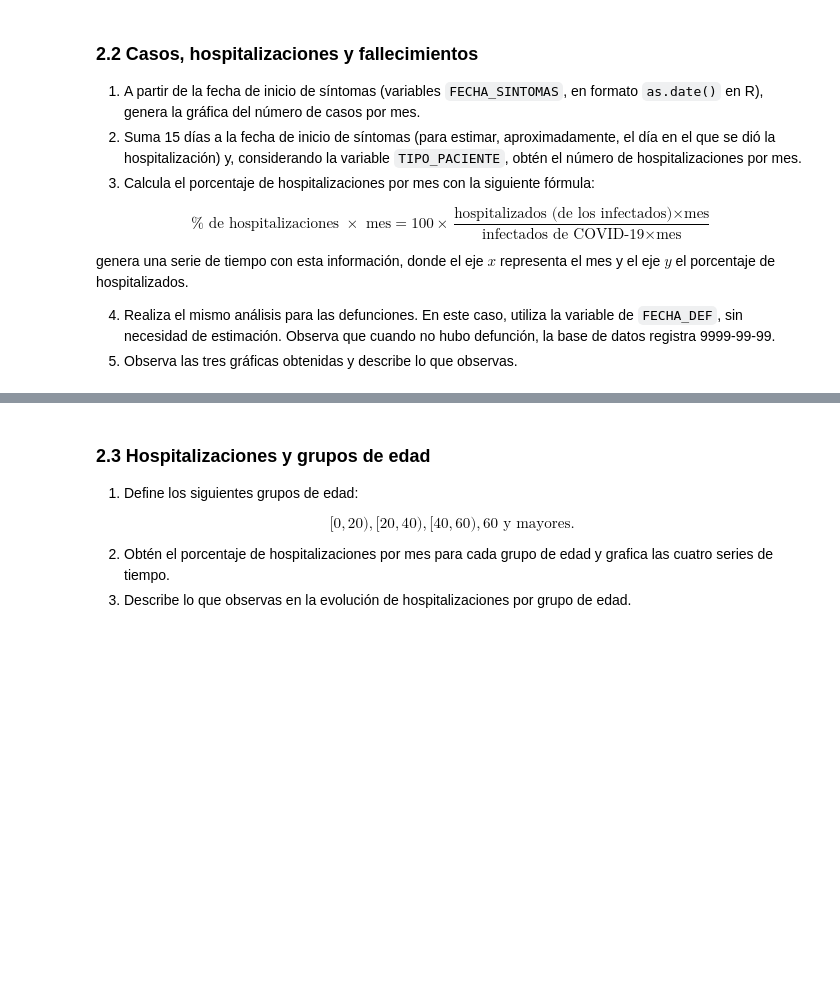
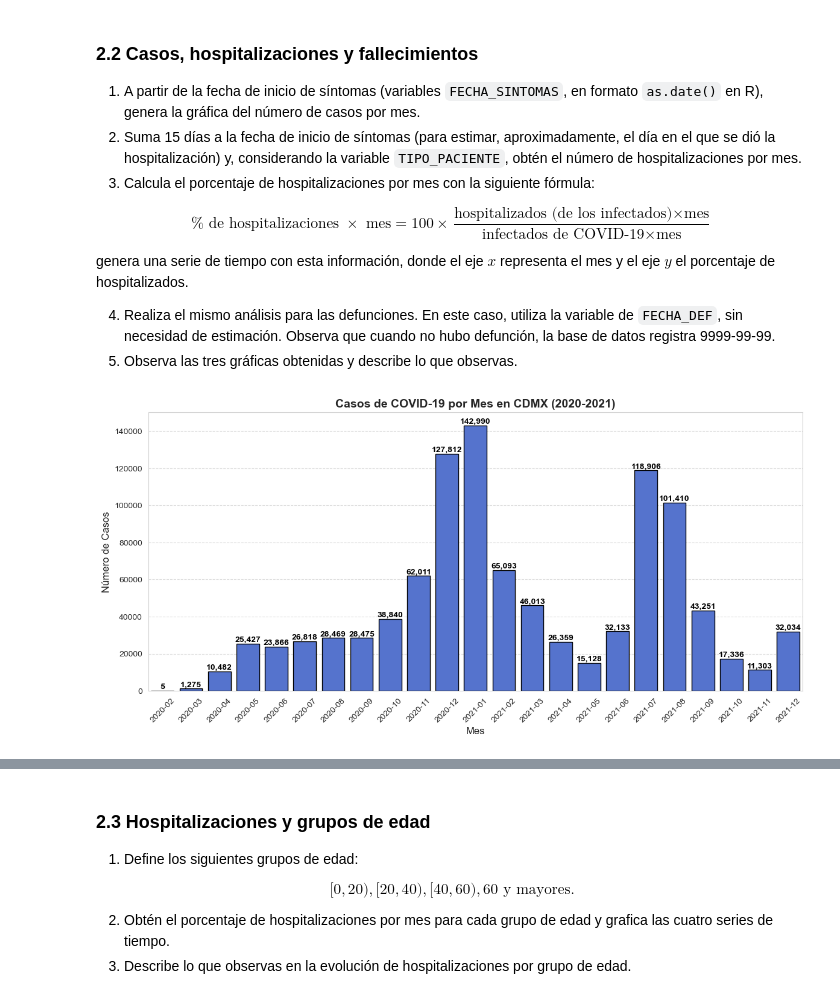
Before and after one commit to emilianodesu/LCD-6Sem-2025-2, a Jupyter notebook: ME/Tarea1/Actividad2.ipynb, the cells around one changed output, grey strips where cells are left out. Saved outputs shown, nothing was run; the diff lists cells and outputs as text; code cells hidden in the pictures; blank space fills up the shorter version.

```diff
--- a/ME/Tarea1/Actividad2.ipynb
+++ b/ME/Tarea1/Actividad2.ipynb
@@ -7,3 +11,20 @@
 - Selecciona únicamente las variables necesarias: `CLASIFICACION_FINAL`, `ENTIDAD_RES`, `FECHA_SINTOMAS`, `TIPO_PACIENTE`, `FECHA_DEF` y `EDAD`.
 - Filtra los casos positivos a COVID-19 (`CLASIFICACION_FINAL` con valores 1, 2 y 3) para las personas que residen en la CDMX.
 - Concatena ambas bases de datos para tener una única base de datos con las seis variables de interés para 2020 y 2021.
+# %%
+cols = ["CLASIFICACION_FINAL", "ENTIDAD_RES", "FECHA_SINTOMAS", "TIPO_PACIENTE", "FECHA_DEF", "EDAD"]
+
+df_2020 = pd.read_csv("Datasets/COVID19MEXICO2020.csv", delimiter=",", usecols=cols)
+df_2021 = pd.read_csv("Datasets/COVID19MEXICO2021.csv", delimiter=",", usecols=cols)
+
+# Filtrar casos positivos (CLASIFICACION_FINAL en 1, 2 o 3) y residentes de CDMX (ENTIDAD_RES == 9)
+df_2020 = df_2020[df_2020["CLASIFICACION_FINAL"].isin([1, 2, 3]) & (df_2020["ENTIDAD_RES"] == 9)]
+df_2021 = df_2021[df_2021["CLASIFICACION_FINAL"].isin([1, 2, 3]) & (df_2021["ENTIDAD_RES"] == 9)]
+
+df_total = pd.concat([df_2020, df_2021], ignore_index=True)
+
+# Convertir columnas de fechas a tipo datetime
+df_total["FECHA_SINTOMAS"] = pd.to_datetime(df_total["FECHA_SINTOMAS"], format="%Y-%m-%d", errors="coerce")
+df_total["FECHA_DEF"] = pd.to_datetime(df_total["FECHA_DEF"], format="%Y-%m-%d", errors="coerce")
+
+df_total.info()
@@ -20,3 +67,29 @@ genera una serie de tiempo con esta información, donde el eje $x$ representa el
 
 4) Realiza el mismo análisis para las defunciones. En este caso, utiliza la variable de `FECHA_DEF`, sin necesidad de estimación. Observa que cuando no hubo defunción, la base de datos registra 9999-99-99.
 5) Observa las tres gráficas obtenidas y describe lo que observas.
+# %%
+# Agrupar casos por mes
+df_total["AM_C"] = df_total["FECHA_SINTOMAS"].dt.to_period("M")  # Extraer año y mes
+casos_por_mes = df_total["AM_C"].value_counts().sort_index()  # Contar casos por mes
+
+sns.set_style("whitegrid")
+plt.figure(figsize=(14, 6))
+ax = sns.barplot(x=casos_por_mes.index.astype(str), y=casos_por_mes.values, color="royalblue", edgecolor="black")
+
+# Personalizar la gráfica
+plt.title("Casos de COVID-19 por Mes en CDMX (2020-2021)", fontsize=14, fontweight="bold")
+plt.xlabel("Mes", fontsize=12)
+plt.ylabel("Número de Casos", fontsize=12)
+plt.xticks(rotation=45, fontsize=10)  # Rotar etiquetas del eje X
+plt.yticks(fontsize=10)
+plt.grid(axis="y", linestyle="--", alpha=0.7)
+
+# Agregar etiquetas con valores en cada barra
+for p in ax.patches:
+    ax.annotate(f"{int(p.get_height()):,}",
+                (p.get_x() + p.get_width() / 2, p.get_height()),
+                ha="center", va="bottom", fontsize=10, fontweight="bold", color="black")
+
+plt.show()
+# %% [output]
+[figure, added]
```
Also changed, not shown: parts of 7 cells of this notebook, 11 other files.
